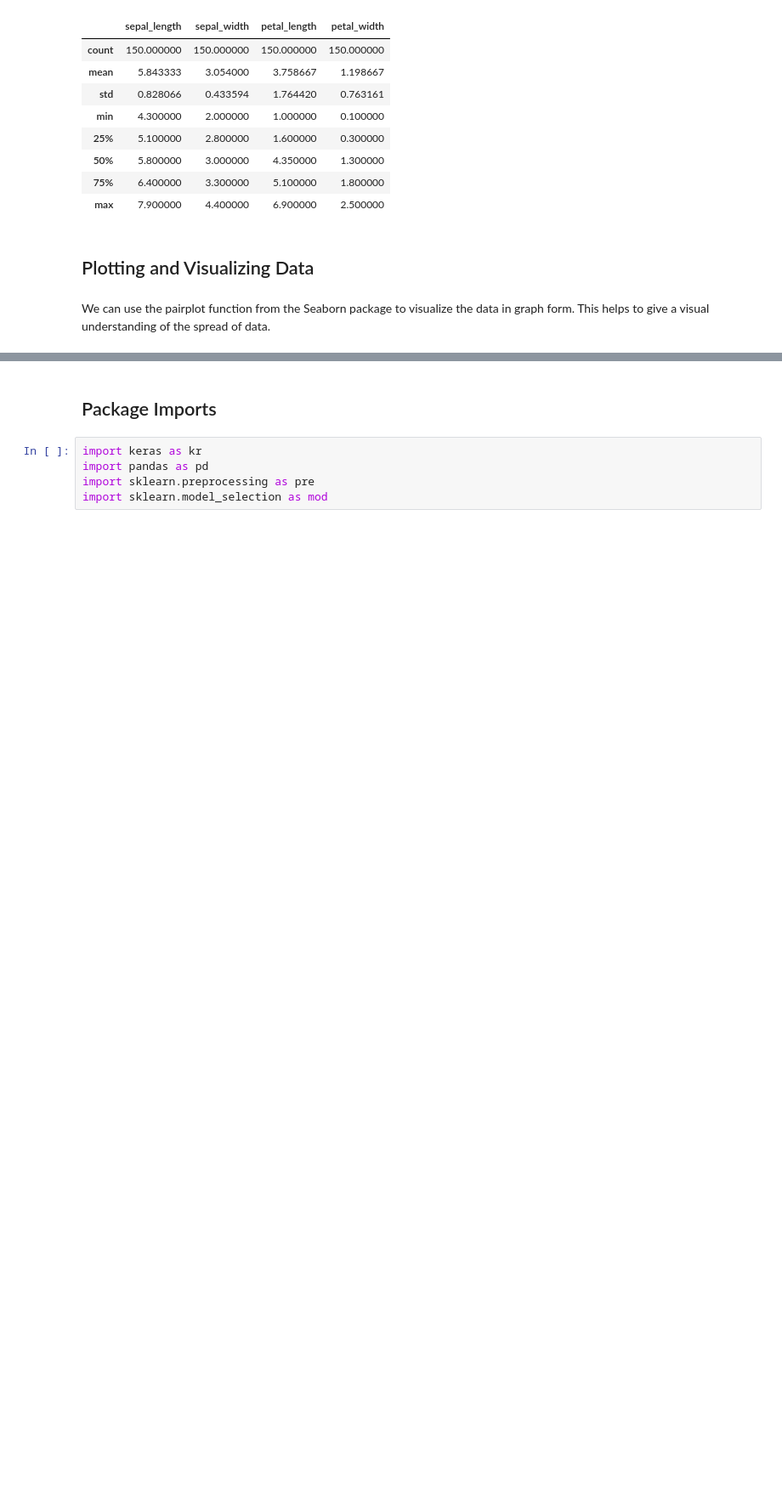
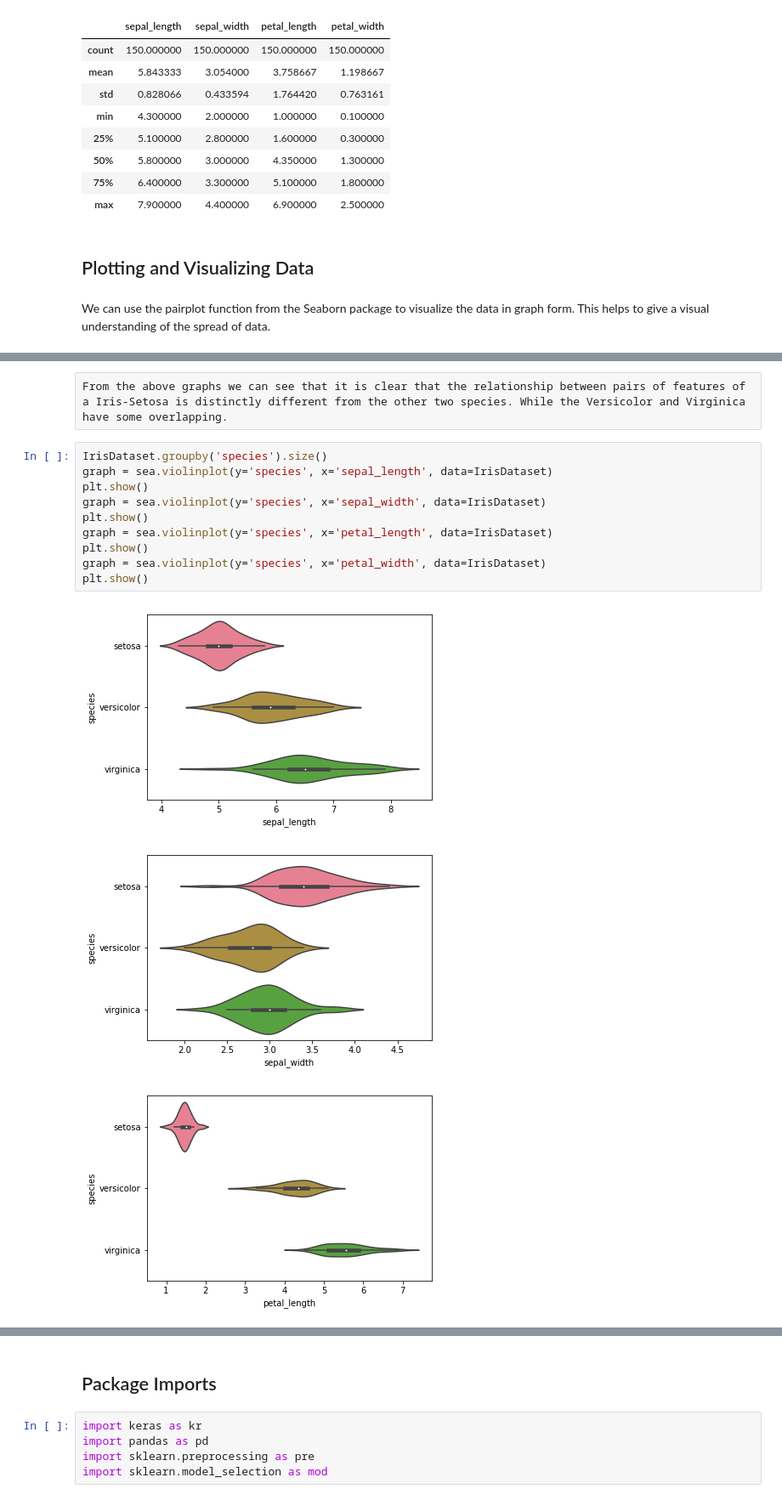
Before and after one commit to kbarry91/4th-year-Emerging-Technologies-Project, a Jupyter notebook: iris-dataset.ipynb, the cells around one changed output, grey strips where cells are left out. Shown: that part at 85% size. Drawn from its saved outputs; the diff is of its cells as text; blank space fills up the shorter version.

Commit message:
Iris - Added violin plot of data

```diff
--- a/iris-dataset.ipynb
+++ b/iris-dataset.ipynb
@@ -112,3 +113,19 @@ sea.pairplot(IrisDataset,hue="species")
 # %% [output]
 <seaborn.axisgrid.PairGrid at 0x...>
 [figure]
+# %% [raw]
+From the above graphs we can see that it is clear that the relationship between pairs of features of a Iris-Setosa is distinctly different from the other two species. While the Versicolor and Virginica have some overlapping.
+# %%
+IrisDataset.groupby('species').size()
+graph = sea.violinplot(y='species', x='sepal_length', data=IrisDataset)
+plt.show()
+graph = sea.violinplot(y='species', x='sepal_width', data=IrisDataset)
+plt.show()
+graph = sea.violinplot(y='species', x='petal_length', data=IrisDataset)
+plt.show()
+graph = sea.violinplot(y='species', x='petal_width', data=IrisDataset)
+plt.show()
+# %% [output]
+[figure, added]
+[figure, added]
+[figure, added]
```
Also changed, not shown: parts of 2 cells of this notebook.
